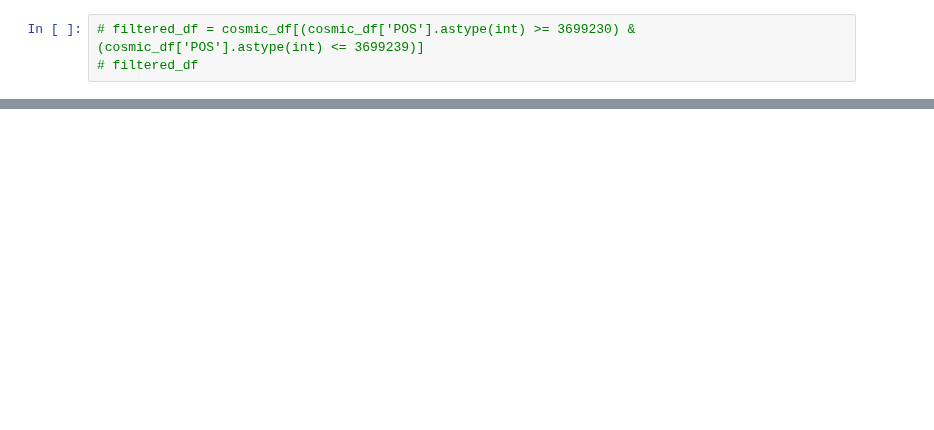
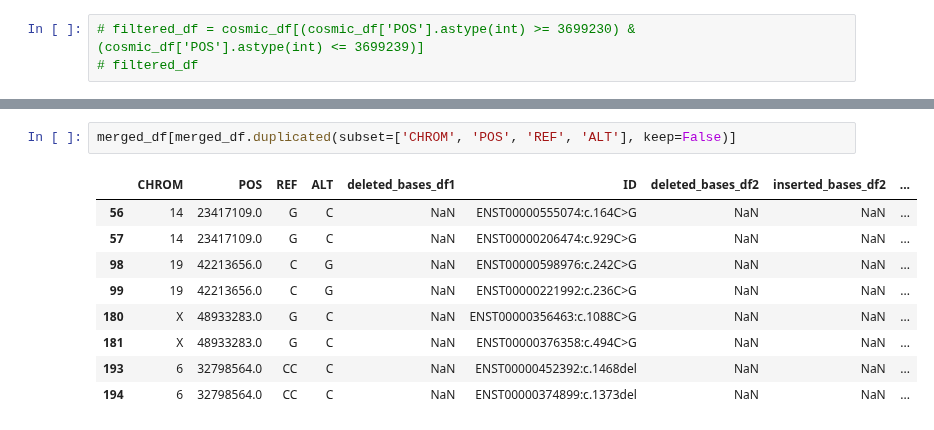
Before and after one commit to pachterlab/varseek, a Jupyter notebook: notebooks/7_4_gatk_workflow.ipynb, the cells around one changed output, grey strips where cells are left out. Saved outputs shown, nothing was run; the diff lists cells and outputs as text; blank space fills up the shorter version.

```diff
--- a/notebooks/7_4_gatk_workflow.ipynb
+++ b/notebooks/7_4_gatk_workflow.ipynb
@@ -511,0 +749,12 @@ cosmic_tp = unique_mcrs_df.loc[unique_mcrs_df['TP_vk']]
+# %%
+merged_df[merged_df.duplicated(subset=['CHROM', 'POS', 'REF', 'ALT'], keep=False)]
+# %% [output]
+|  | CHROM | POS | REF | ALT | deleted_bases_df1 | ID | deleted_bases_df2 | inserted_bases_df2 | ... |
+| 56 | 14 | 23417109.0 | G | C | NaN | ENST00000555074:c.164C>G | NaN | NaN | ... |
+| 57 | 14 | 23417109.0 | G | C | NaN | ENST00000206474:c.929C>G | NaN | NaN | ... |
+| 98 | 19 | 42213656.0 | C | G | NaN | ENST00000598976:c.242C>G | NaN | NaN | ... |
+| 99 | 19 | 42213656.0 | C | G | NaN | ENST00000221992:c.236C>G | NaN | NaN | ... |
+| 180 | X | 48933283.0 | G | C | NaN | ENST00000356463:c.1088C>G | NaN | NaN | ... |
+| 181 | X | 48933283.0 | G | C | NaN | ENST00000376358:c.494C>G | NaN | NaN | ... |
+| 193 | 6 | 32798564.0 | CC | C | NaN | ENST00000452392:c.1468del | NaN | NaN | ... |
+| 194 | 6 | 32798564.0 | CC | C | NaN | ENST00000374899:c.1373del | NaN | NaN | ... |
```
Also changed, not shown: parts of 43 cells of this notebook, 12 other files.
